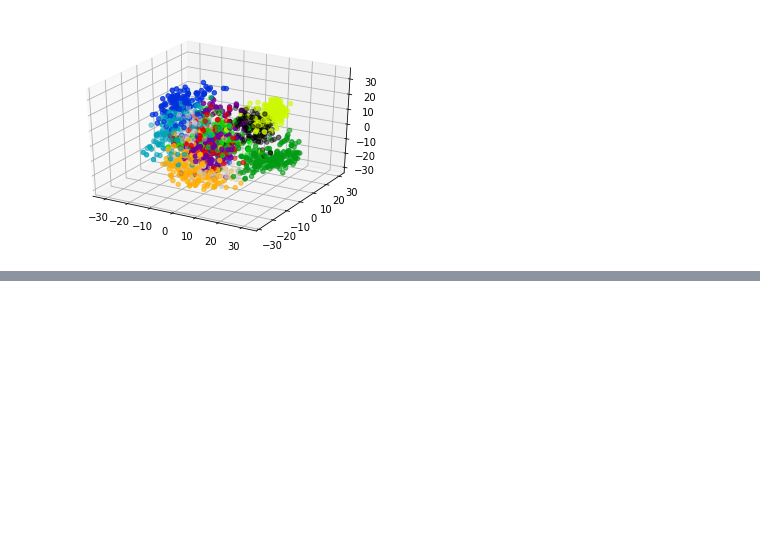
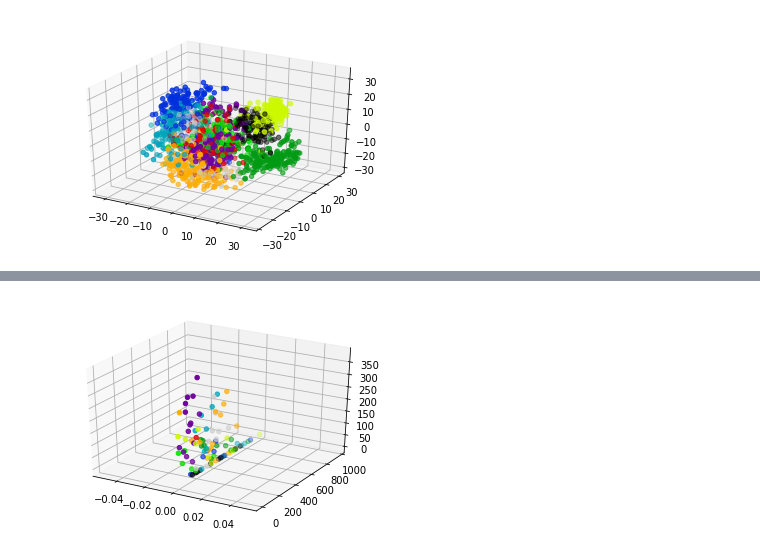
Before and after one commit to kenttw/deeplearning_homework, a Jupyter notebook: PCAandAutoencoders.ipynb, the cells around one changed output, grey strips where cells are left out. Saved outputs shown, nothing was run; the diff lists cells and outputs as text; code cells hidden in the pictures; blank space fills up the shorter version.

```diff
--- a/PCAandAutoencoders.ipynb
+++ b/PCAandAutoencoders.ipynb
@@ -384,0 +263,4 @@ This has a tendency to squash the dimensions :-/ So probably not a good pick.
+# %%
+new_X = encoder_model.predict(x_test.reshape(x_test.shape[0],28*28))
+# %%
+new_X = (new_X*255).astype('int32')
@@ -384,0 +270,9 @@ This has a tendency to squash the dimensions :-/ So probably not a good pick.
+# %%
+
+
+fig3 = plt.figure()
+ax = fig3.gca(projection='3d')
+ax.scatter(new_X[:, 0], new_X[:, 1], new_X[:, 2], c=y_test[:100], cmap=plt.cm.spectral)
+plt.show()
+# %% [output]
+[figure, added]
```
Also changed, not shown: parts of 51 cells of this notebook.
